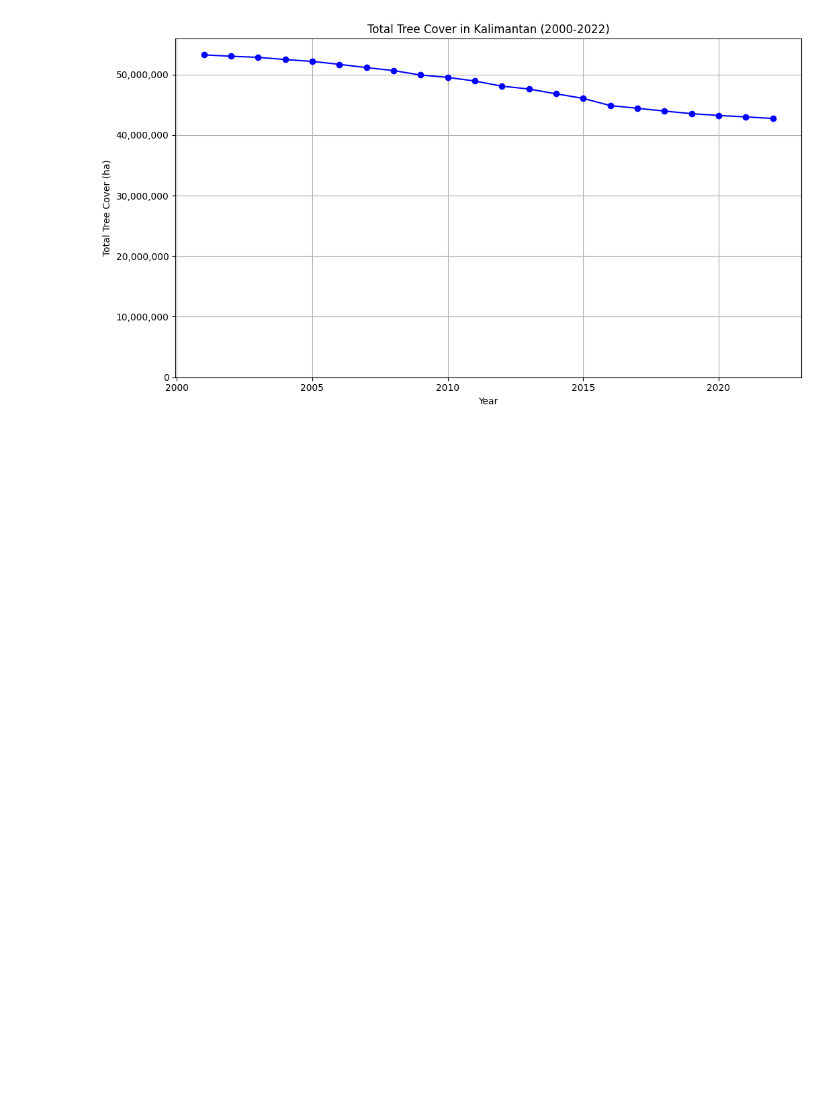
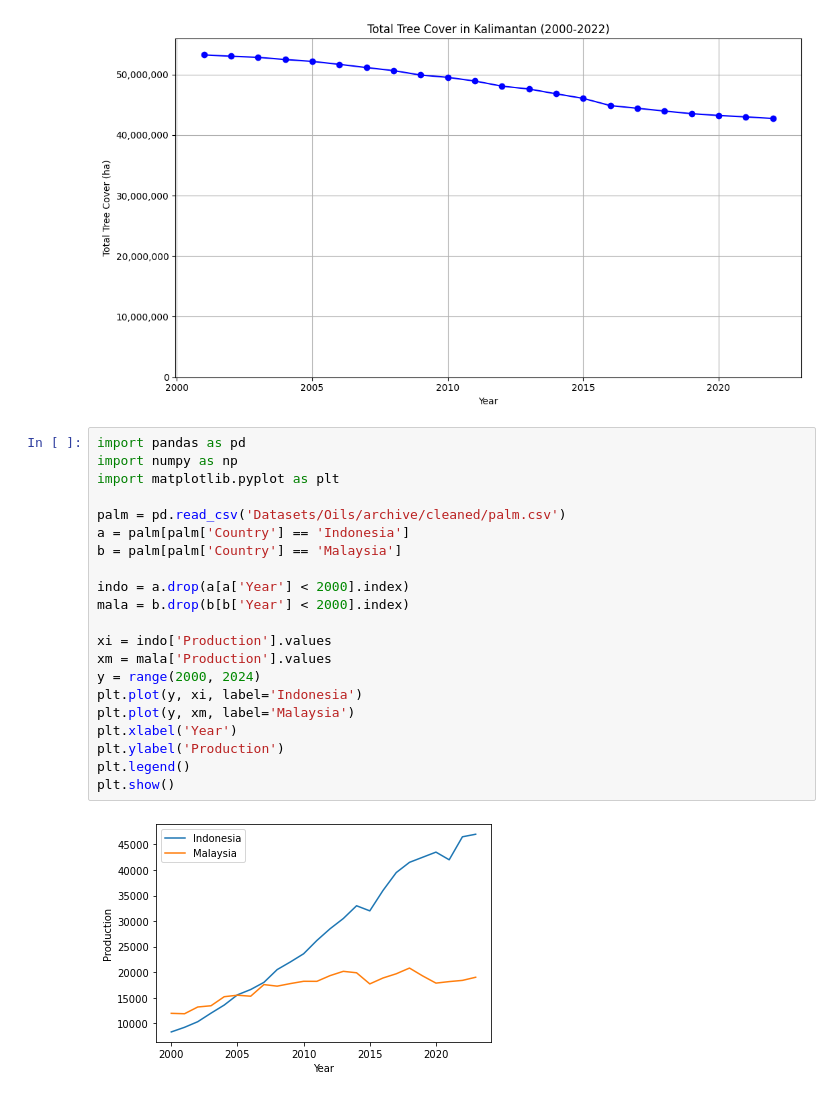
Before and after one commit to JorenMel/InfVis, a Jupyter notebook: visualisaties.ipynb, the cells around one changed output. Saved outputs shown, nothing was run; the diff lists cells and outputs as text; blank space fills up the shorter version.

```diff
--- a/visualisaties.ipynb
+++ b/visualisaties.ipynb
@@ -166,3 +166,26 @@ plt.gca().yaxis.set_major_formatter(plt.FuncFormatter(lambda x, _: f'{int(x):,}'
 plt.show()
 # %% [output]
 [figure]
+# %%
+import pandas as pd
+import numpy as np
+import matplotlib.pyplot as plt
+
+palm = pd.read_csv('Datasets/Oils/archive/cleaned/palm.csv')
+a = palm[palm['Country'] == 'Indonesia']
+b = palm[palm['Country'] == 'Malaysia']
+
+indo = a.drop(a[a['Year'] < 2000].index)
+mala = b.drop(b[b['Year'] < 2000].index)
+
+xi = indo['Production'].values
+xm = mala['Production'].values
+y = range(2000, 2024)
+plt.plot(y, xi, label='Indonesia')
+plt.plot(y, xm, label='Malaysia')
+plt.xlabel('Year')
+plt.ylabel('Production')
+plt.legend()
+plt.show()
+# %% [output]
+[figure, added]
```
